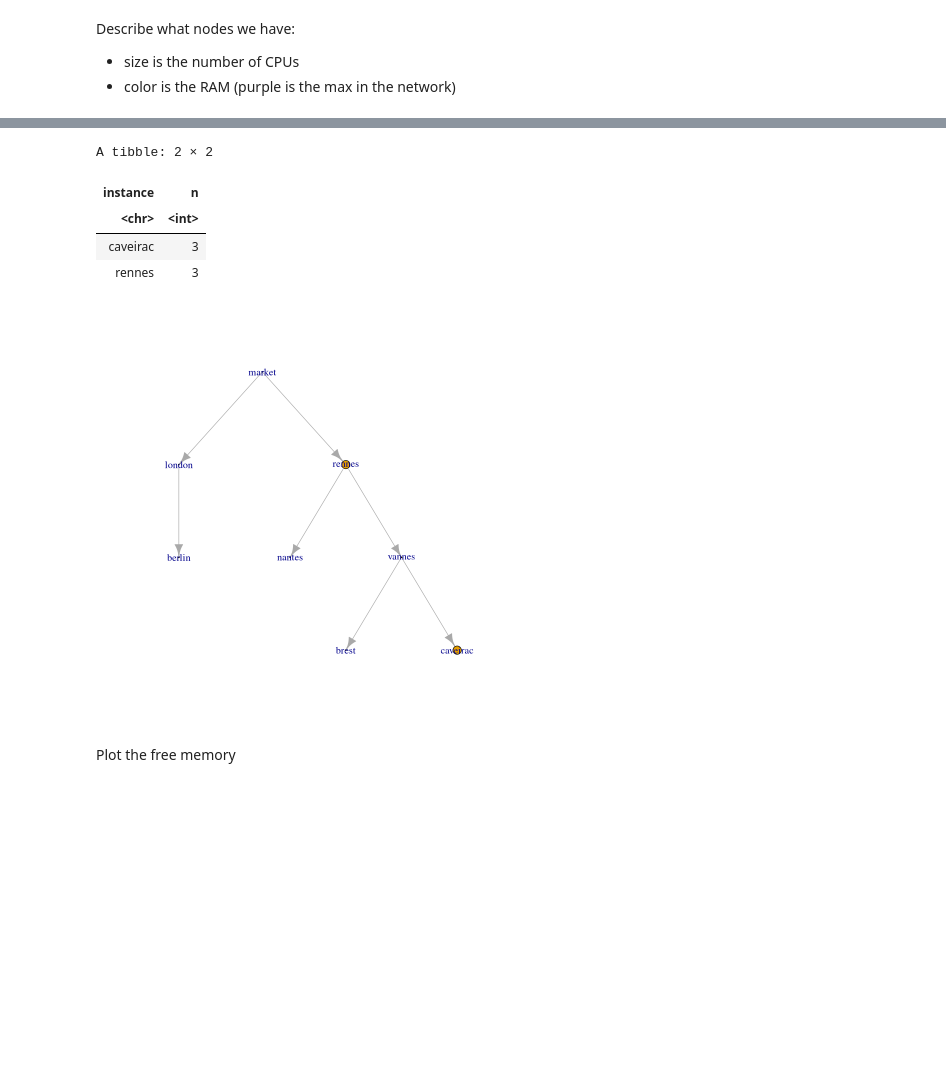
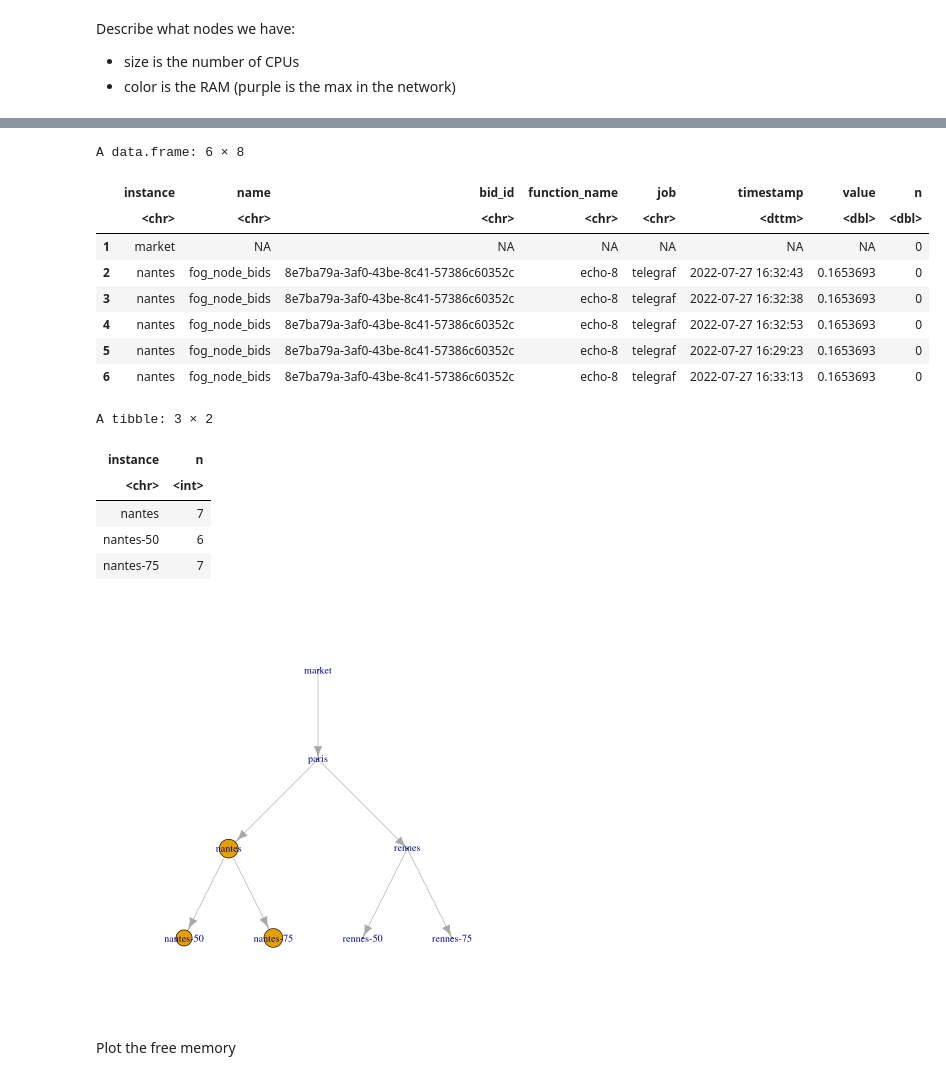
Before and after one commit to VolodiaPG/giraff, a Jupyter notebook: enos/live/expe.ipynb, the cells around one changed output, grey strips where cells are left out. Cells and saved outputs as stored; diff of their text form; code cells hidden in the pictures; blank space fills up the shorter version.

```diff
--- a/enos/live/expe.ipynb
+++ b/enos/live/expe.ipynb
@@ -130,3 +150,18 @@ plot(net_prez, layout = layout_as_tree, edge.label = E(net_prez)$weight)
+# %%
+bids_raw <- read.csv2(file = 'metrics/fog_node_bids.csv', header = TRUE, sep = '\t') %>%
+prepare
+
+head(bids_raw)
+# %% [output]
+A data.frame: 6 × 8
+|  | instance | name | bid_id | function_name | job | timestamp | value | n |
+|  | <chr> | <chr> | <chr> | <chr> | <chr> | <dttm> | <dbl> | <dbl> |
+| 1 | market | NA | NA | NA | NA | NA | NA | 0 |
+| 2 | nantes | fog_node_bids | 8e7ba79a-3af0-43be-8c41-57386c60352c | echo-8 | telegraf | 2022-07-27 16:32:43 | 0.1653693 | 0 |
+| 3 | nantes | fog_node_bids | 8e7ba79a-3af0-43be-8c41-57386c60352c | echo-8 | telegraf | 2022-07-27 16:32:38 | 0.1653693 | 0 |
+| 4 | nantes | fog_node_bids | 8e7ba79a-3af0-43be-8c41-57386c60352c | echo-8 | telegraf | 2022-07-27 16:32:53 | 0.1653693 | 0 |
+| 5 | nantes | fog_node_bids | 8e7ba79a-3af0-43be-8c41-57386c60352c | echo-8 | telegraf | 2022-07-27 16:29:23 | 0.1653693 | 0 |
+| 6 | nantes | fog_node_bids | 8e7ba79a-3af0-43be-8c41-57386c60352c | echo-8 | telegraf | 2022-07-27 16:33:13 | 0.1653693 | 0 |
 # %%
 bids_won_raw <- bids_raw %>%
   select(c(instance, function_name, value))
@@ -151,12 +186,13 @@ net_won <- graph_from_adjacency_matrix(as.matrix(graph_matrix), weighted = TRUE)
 V(net_won)$size <- bids_won$n * 2
 plot(net_won, layout = layout_as_tree)
 # %% [output]
-A tibble: 2 × 2
+A tibble: 3 × 2
 | instance | n |
 | <chr> | <int> |
-| caveirac | 3 |
-| rennes | 3 |
+| nantes | 7 |
+| nantes-50 | 6 |
+| nantes-75 | 7 |
-[figure, old version]
+[figure, new version]
 # %% [markdown]
 Plot the free memory
 # %%
```
Also changed, not shown: parts of 13 cells of this notebook, 3 other files.
